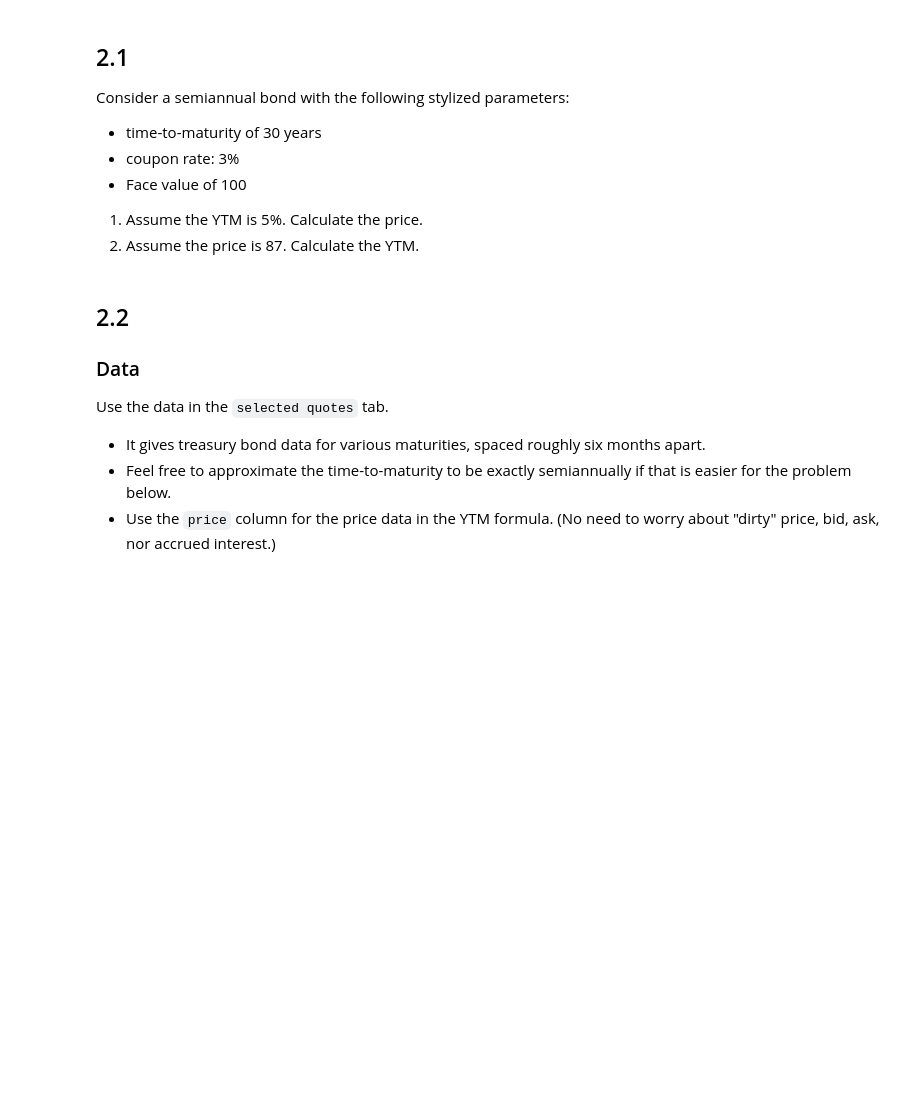
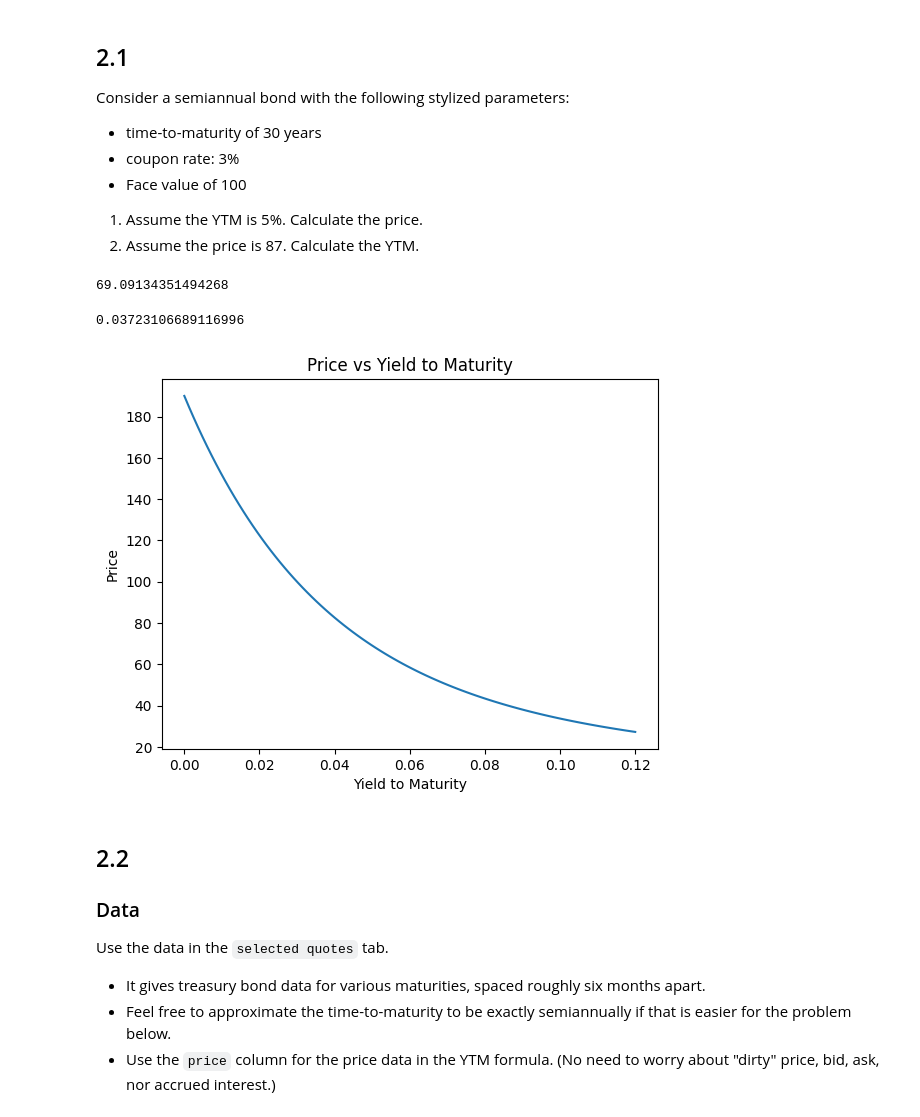
Before and after one commit to ArturoCharleston/finm-markets-2024, a Jupyter notebook: homework/Homework 2_solved.ipynb, the cells around one changed output. Drawn from its saved outputs; the diff is of its cells as text; code cells hidden in the pictures; blank space fills up the shorter version.

```diff
--- a/homework/Homework 2_solved.ipynb
+++ b/homework/Homework 2_solved.ipynb
@@ -129,6 +136,52 @@ Consider a semiannual bond with the following stylized parameters:
 
 1. Assume the YTM is 5%. Calculate the price.
 1. Assume the price is 87. Calculate the YTM.
+# %%
+# Parameters
+ttm = 30
+coupon = 0.03
+face_value = 100
+
+# First calculation
+ytm = 0.05
+# Calculate the price
+price = np.sum((face_value*coupon/2)/(1+ytm/2)**np.arange(1, 2*ttm+1)) + face_value/(1+ytm/2)**(2*ttm)
+print(price)
+# %% [output]
+69.09134351494268
+# %%
+from scipy.optimize import fsolve
+
+# Second calculation
+price = 87
+
+# Solve for YTM
+
+def calculate_price(ytm):
+    return np.sum((face_value*coupon/2)/(1+ytm/2)**np.arange(1, 2*ttm+1)) + face_value/(1+ytm/2)**(2*ttm)
+
+def calculate_ytm(price):
+    return fsolve(lambda ytm: calculate_price(ytm) - price, 0.05)[0]
+
+ytm = calculate_ytm(price)
+print(ytm)
+# %% [output]
+0.03723106689116996
+# %%
+# Lets do an extra example: Why don't we calculate it for different prices and values of ttm. And then plot it
+ytm_vector = np.linspace(0, 0.12, 100)
+price_vector = np.zeros_like(ytm_vector)
+
+for i, ytm in enumerate(ytm_vector):
+    price_vector[i] = calculate_price(ytm)
+
+plt.plot(ytm_vector, price_vector)
+plt.xlabel('Yield to Maturity')
+plt.ylabel('Price')
+plt.title('Price vs Yield to Maturity')
+plt.show()
+# %% [output]
+[figure, added]
 # %% [markdown]
 ## 2.2
 
```
Also changed, not shown: parts of 8 cells of this notebook.
